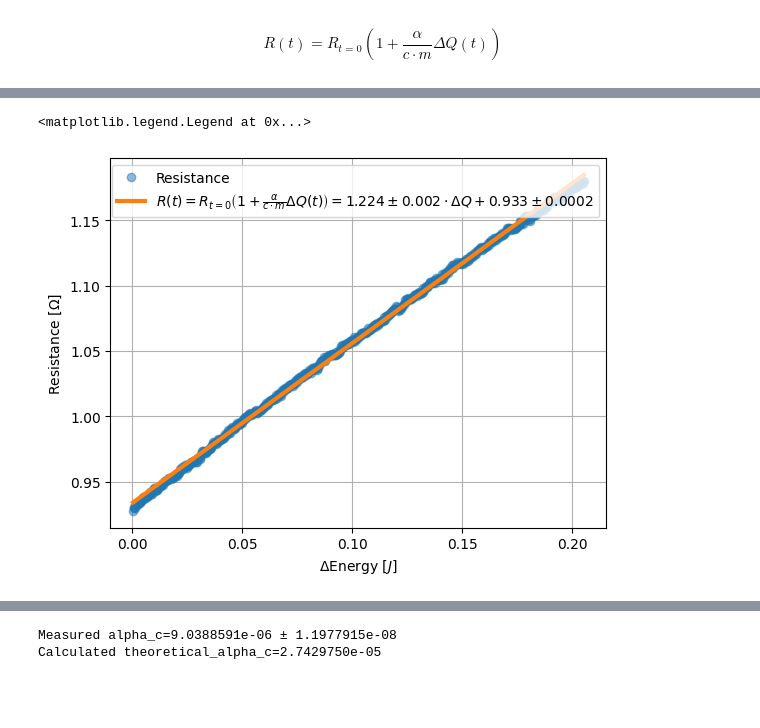
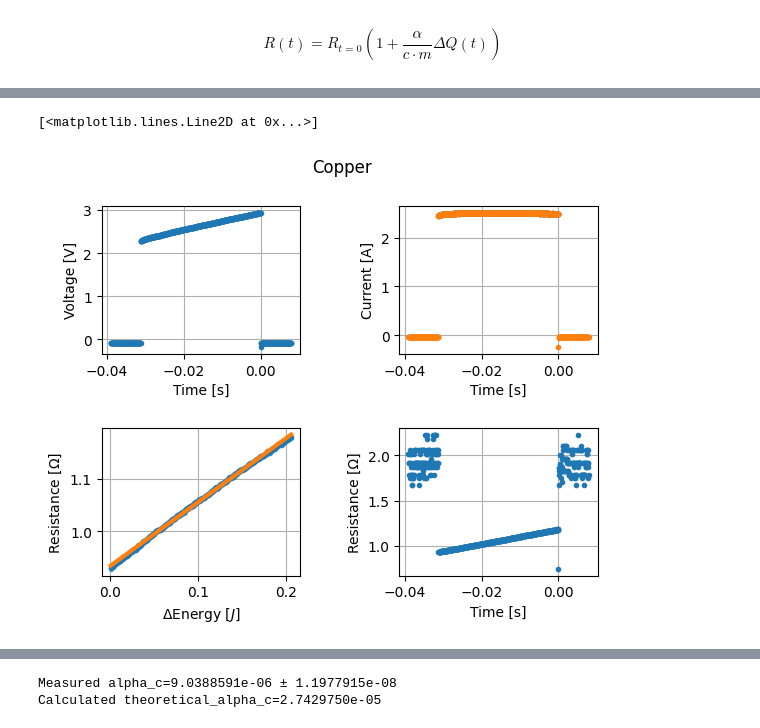
Before and after one commit to katzuv/studies, a Jupyter notebook: 2025S/Lab/06 Resistance/Resistance.ipynb, the cells around one changed output, grey strips where cells are left out. Drawn from its saved outputs; the diff is of its cells as text; code cells hidden in the pictures; blank space fills up the shorter version.

```diff
--- a/2025S/Lab/06 Resistance/Resistance.ipynb
+++ b/2025S/Lab/06 Resistance/Resistance.ipynb
@@ -201,8 +235,8 @@ def importData(filename):
     return np.loadtxt(filename, delimiter=',', skiprows=59, usecols=[3, 4, 5]).T
 
 
-filename = "Cu1.CSV"
-t, Vx, Vy = importData(filename)
+name = "Cu1.CSV"
+t, Vx, Vy = importData(name)
 
 ### We can use indice slicing to focus only on the data we're interested in:
 t0 = 0  # ms
@@ -233,44 +382,61 @@ $$ R(t) = R_{t=0}\left(1+\frac{\alpha}{c\cdot m}\Delta Q(t)\right) $$
 # %%
-### Given t, Vx, Vy, write a function that returns all the necessary data for analysis:
-### Current through and Voltage on the wire (I, V), it's resistance (R) and accumulated energy (E)
-def IVRE(t, Vx, Vy):
-    current = Vy / R_0
-    voltage = Vx - Vy
-    energy = cumulative_trapezoid(current * voltage, t)
-    resistance = voltage / current
-    return current, voltage, resistance, energy
-
+fig, axs = plt.subplots(2,2)
+fig.suptitle("Copper")
+voltage_plot = axs[0, 0]
+current_plot = axs[0, 1]
+energy_plot = axs[1, 0]
+resistance_plot = axs[1, 1]
+t, Vx, Vy = importData("Cu1.CSV")
 
 current, voltage, resistance, energy = IVRE(t, Vx, Vy)
 start = np.argmin(resistance[140:160]) + 140
 d_resistance = np.diff(resistance[720:750])
 end = 750  #np.argmax(d_resistance) + 720
 # resistance = resistance[start:end]
 # TODO: Zero measurements
 
+plt.subplots_adjust(wspace=0.5, hspace=0.5)
+
+# voltage_plot.plot(t[start:end], voltage[start:end], '.')
+voltage_plot.plot(t, voltage, '.')
+voltage_plot.set_xlabel('Time [s]')
+voltage_plot.set_ylabel('Voltage [V]')
+voltage_plot.grid()
+
+current_plot.plot(t[start:end], current[start:end], '.')
+current_plot.plot(t, current, '.')
+current_plot.set_xlabel('Time [s]')
+current_plot.set_ylabel('Current [A]')
+current_plot.grid()
+
 sliced_resistance = resistance[start:end]
 sliced_energy = energy[start:end]
 
-plt.plot(sliced_energy, sliced_resistance, 'o', label='Resistance', alpha=0.5)
-plt.xlabel(r'$\Delta\mathrm{Energy}\ [J]$')
-plt.ylabel(r'Resistance [$\Omega$]')
-plt.grid()
+copper_only = (t[:], energy[:])
+# resistance_plot.plot(t[start:end], sliced_resistance, '.')
+resistance_plot.plot(t, resistance, '.')
+resistance_plot.set_xlabel('Time [s]')
+resistance_plot.set_ylabel('Resistance [Ω]')
+resistance_plot.grid()
+
+energy_plot.plot(sliced_energy, sliced_resistance, '.', label='Measurements', alpha=0.5)
+energy_plot.set_xlabel(r'$\Delta\mathrm{Energy}\ [J]$')
+energy_plot.set_ylabel(r'Resistance [$\Omega$]')
+energy_plot.grid()
 
 # Linear regression
 fit = linregress(sliced_energy, sliced_resistance)
 x_lin = fit.slope * sliced_energy + fit.intercept
 
 digits_amount = 4
 slope = round(fit.slope, digits_amount)
 slope_err = round(fit.stderr, digits_amount)
 intercept = round(fit.intercept, digits_amount)
 intercept_err = round(fit.intercept_stderr, digits_amount)
 
-plt.plot(sliced_energy, x_lin, '-', label = fr"$R(t) = R_{{t=0}}\left(1+\frac{{\alpha}}{{c \cdot m}} \Delta Q(t)\right)= {slope:.3f} \pm {slope_err:.3f} \cdot \Delta Q + {intercept:.3f} \pm {intercept_err:.4f}$"
-, linewidth=3,)
-
-plt.legend()
+energy_plot.plot(sliced_energy, x_lin, '-', linewidth=3)
 # TODO: Error bars
+# TODO: Use IEEE notation for bibliography
 # %% [output]
-<matplotlib.legend.Legend at 0x...>
+[<matplotlib.lines.Line2D at 0x...>]
-[figure, old version]
+[figure, new version]
```
Also changed, not shown: parts of 11 cells of this notebook, 13 other files.
